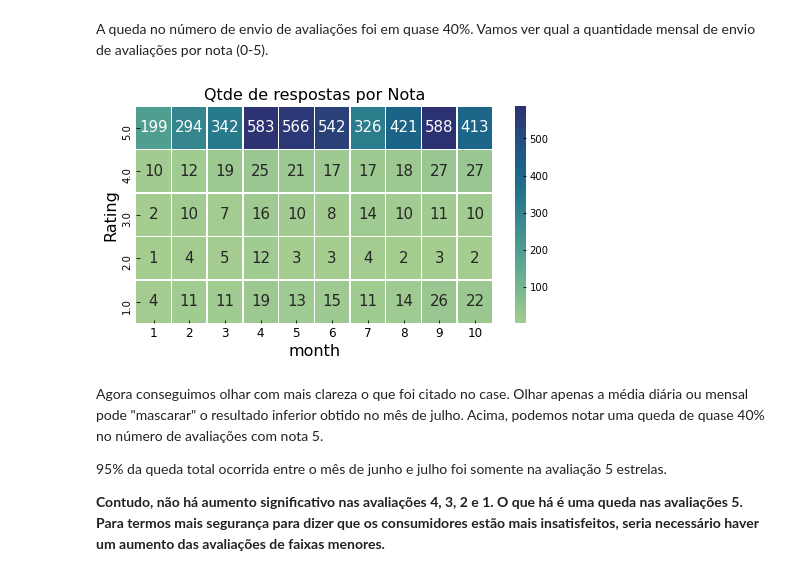
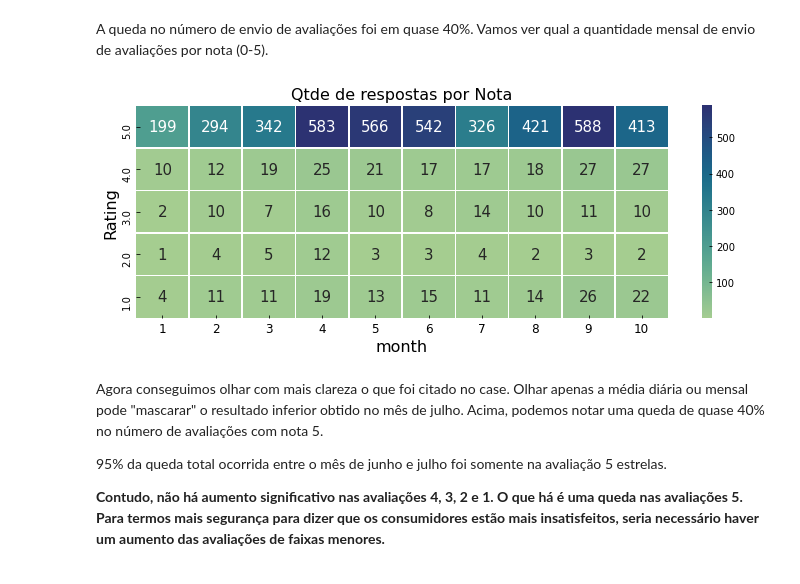
Before and after one commit to japanfelipe/challenge_ze, a Jupyter notebook: desafio I/notebooks/questao1.ipynb, the cells around one changed output. Drawn from its saved outputs; the diff is of its cells as text; code cells hidden in the pictures.

```diff
--- a/desafio I/notebooks/questao1.ipynb
+++ b/desafio I/notebooks/questao1.ipynb
@@ -37,9 +36,25 @@ Order_rating_DB['day'] = Order_rating_DB['Date&Time'].dt.day
 Order_rating_DB['month'] = Order_rating_DB['Date&Time'].dt.month
 Order_rating_DB['month-day'] = Order_rating_DB['Date&Time'].dt.strftime('%m%d')
 
+# Período do dia
 bins = [0, 6, 12, 18, 25]
 labels = ['0h-6h','6h-12h','12h-18h','18h-24h']
 Order_rating_DB['PeriodOfDay'] = pd.cut(Order_rating_DB['hour'], bins=bins, labels=labels, right=False)
+
+# Nome do dia da semana
+Order_rating_DB['DayOfWeek'] = \
+ (Order_rating_DB['Date&Time'].dt
+ .day_name()
+     .map({
+            'Monday': '1 Segunda',
+            'Tuesday': '2 Terca',
+            'Wednesday': '3 Quarta',
+            'Thursday' : '4 Quinta',
+            'Friday': '5 Sexta',
+            'Saturday': '6 Sabado',
+            'Sunday':'7 Domingo',
+        })
+)
 # %%
 # Tamanho do dataset
 Order_rating_DB.shape
@@ -225,16 +242,17 @@ respostas_por_mes_rating = respostas.pivot_table(index='Rating',
 # %%
 plt.figure(figsize=(10,4))
 (sns.heatmap(respostas_por_mes_rating.sort_index(ascending=False),
             annot=True,
             fmt='d',
             linewidths=0.5,
             cmap="crest",
             annot_kws={"fontsize":15}),
  plt.title('Qtde de respostas por Nota'),
+ plt.tight_layout(),
  plt.savefig(IMAGES / 'res_por_nota.png')
 );
 # %% [output]
-[figure, old version]
+[figure, new version]
 # %% [markdown]
 Agora conseguimos olhar com mais clareza o que foi citado no case. Olhar apenas a média diária ou mensal pode "mascarar" o resultado inferior obtido no mês de julho. Acima, podemos notar uma queda de quase 40% no número de avaliações com nota 5. <p> 95% da queda total ocorrida entre o mês de junho e julho foi somente na avaliação 5 estrelas. <p>
 **Contudo, não há aumento significativo nas avaliações 4, 3, 2 e 1. O que há é uma queda nas avaliações 5. Para termos mais segurança para dizer que os consumidores estão mais insatisfeitos, seria necessário haver um aumento das avaliações de faixas menores.**
```
Also changed, not shown: parts of 43 cells of this notebook, 11 other files.
